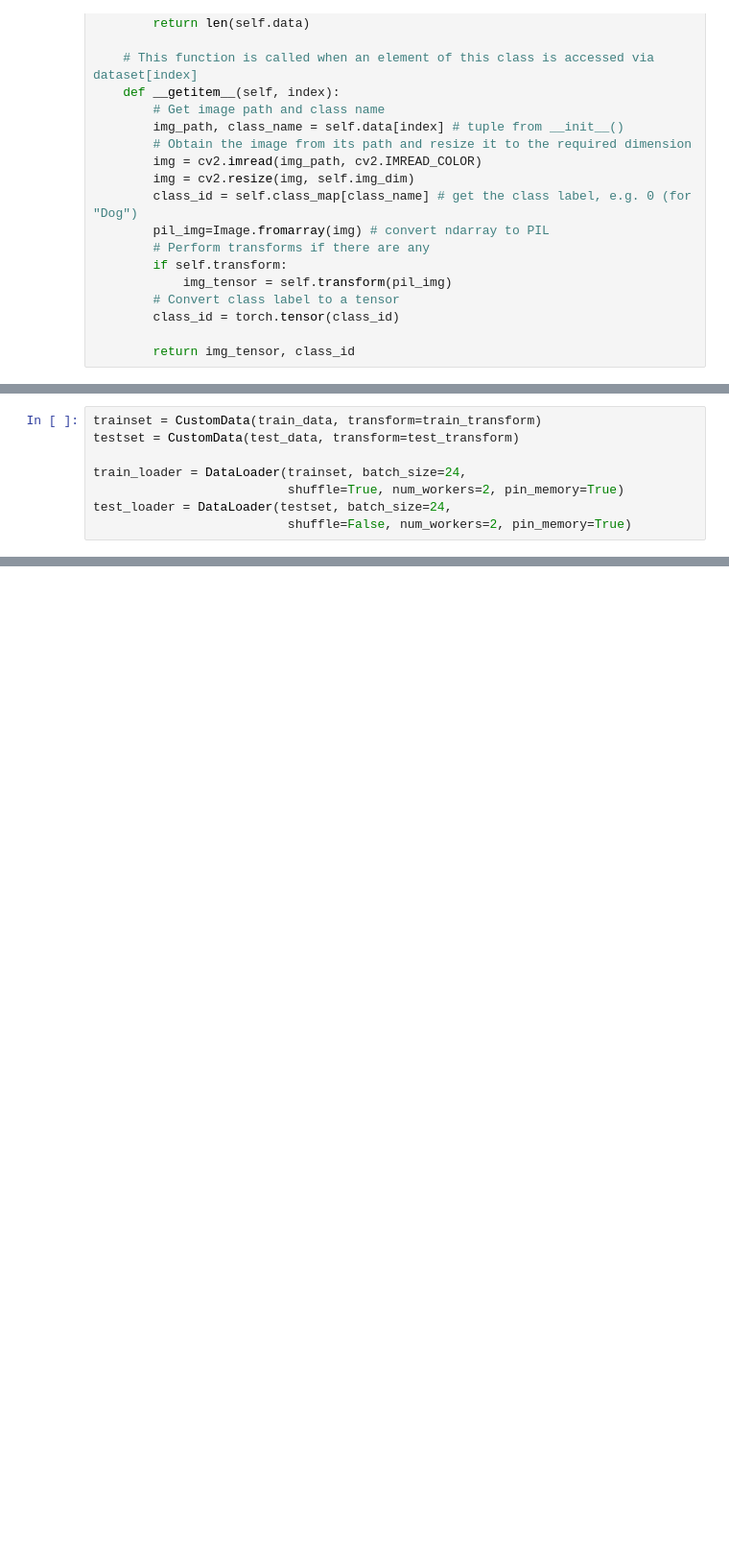
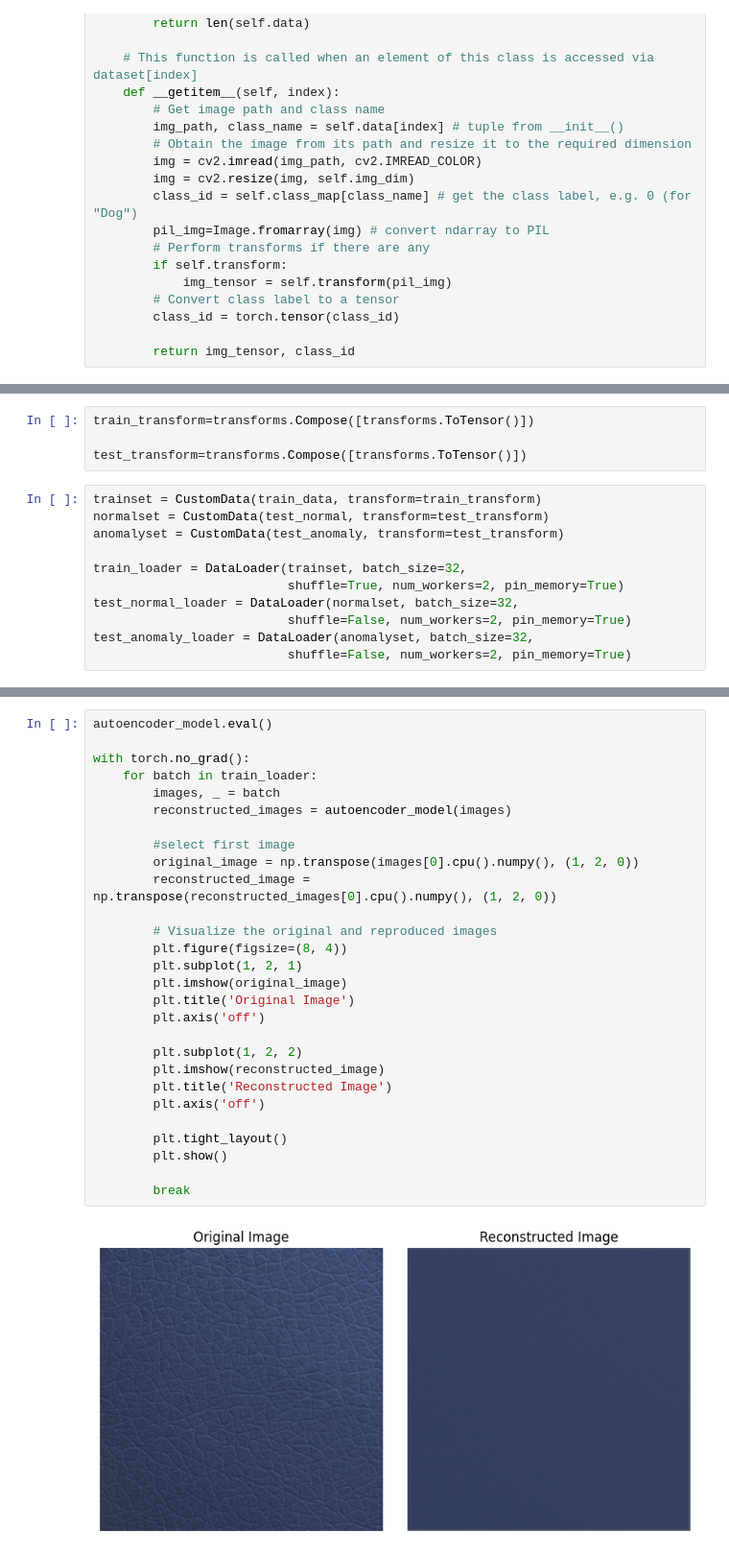
Before and after one commit to shkwo-n/Leather-Anomaly-Detection-CV, a Jupyter notebook: MVTEC.ipynb, the cells around one changed output, grey strips where cells are left out. Shown: that part at 96% size. Drawn from its saved outputs; the diff is of its cells as text; blank space fills up the shorter version.

```diff
--- a/MVTEC.ipynb
+++ b/MVTEC.ipynb
@@ -140,8 +137,15 @@ test_transform=transforms.Compose([transforms.ToTensor(),
+# %%
+train_transform=transforms.Compose([transforms.ToTensor()])
+
+test_transform=transforms.Compose([transforms.ToTensor()])
 # %%
 trainset = CustomData(train_data, transform=train_transform)
-testset = CustomData(test_data, transform=test_transform)
+normalset = CustomData(test_normal, transform=test_transform)
+anomalyset = CustomData(test_anomaly, transform=test_transform)
 
-train_loader = DataLoader(trainset, batch_size=24,
+train_loader = DataLoader(trainset, batch_size=32,
                           shuffle=True, num_workers=2, pin_memory=True)
-test_loader = DataLoader(testset, batch_size=24,
+test_normal_loader = DataLoader(normalset, batch_size=32,
                           shuffle=False, num_workers=2, pin_memory=True)
+test_anomaly_loader = DataLoader(anomalyset, batch_size=32,
+                          shuffle=False, num_workers=2, pin_memory=True)
@@ -166,0 +224,30 @@ plt.show()
+# %%
+autoencoder_model.eval()
+
+with torch.no_grad():
+    for batch in train_loader:
+        images, _ = batch
+        reconstructed_images = autoencoder_model(images)
+
+        #select first image
+        original_image = np.transpose(images[0].cpu().numpy(), (1, 2, 0))
+        reconstructed_image = np.transpose(reconstructed_images[0].cpu().numpy(), (1, 2, 0))
+
+        # Visualize the original and reproduced images
+        plt.figure(figsize=(8, 4))
+        plt.subplot(1, 2, 1)
+        plt.imshow(original_image)
+        plt.title('Original Image')
+        plt.axis('off')
+
+        plt.subplot(1, 2, 2)
+        plt.imshow(reconstructed_image)
+        plt.title('Reconstructed Image')
+        plt.axis('off')
+
+        plt.tight_layout()
+        plt.show()
+
+        break
+# %% [output]
+[figure, added]
```
Also changed, not shown: parts of 19 cells of this notebook.
